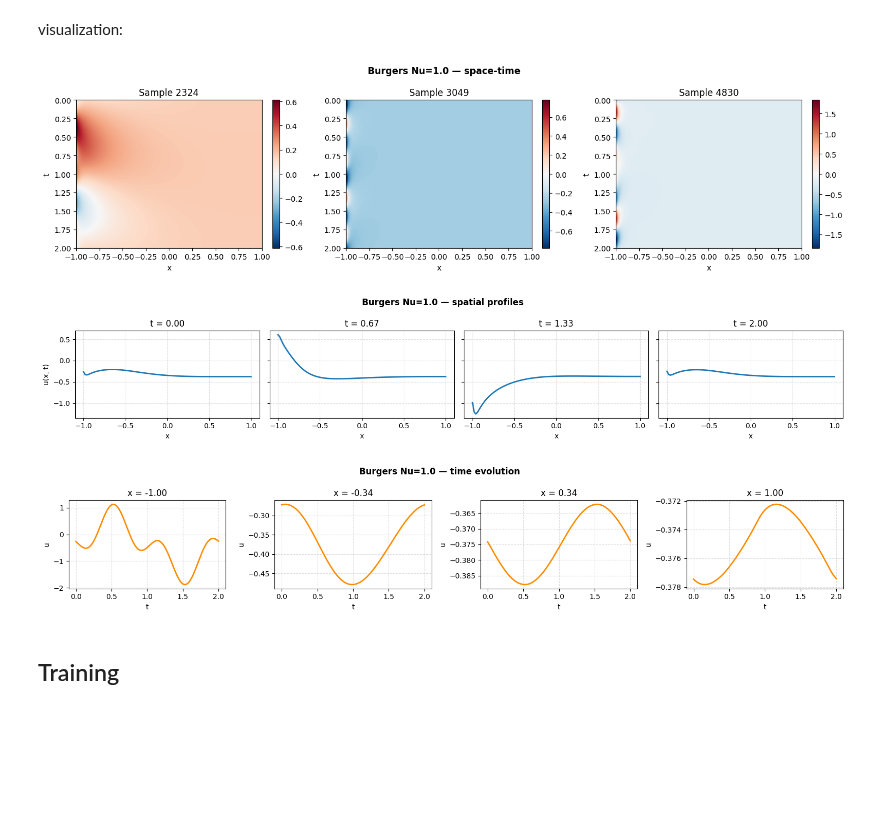
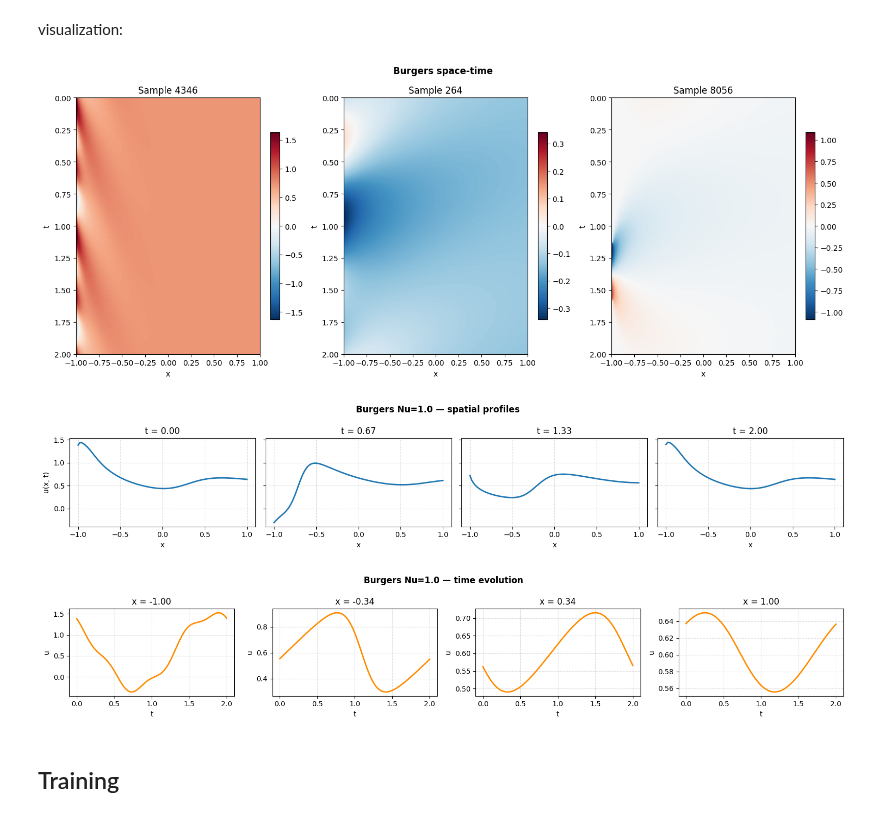
Before and after one commit to intsystems/2026-Project-185, a Jupyter notebook: code/notebooks/single_basis.ipynb, the cells around one changed output. Drawn from its saved outputs; the diff is of its cells as text; code cells hidden in the pictures; blank space fills up the shorter version.

```diff
--- a/code/notebooks/single_basis.ipynb
+++ b/code/notebooks/single_basis.ipynb
@@ -43,7 +46,7 @@ Data is stored in HDF5 format with shape `(N, Nt, Nx, 1)`, along with coordinate
 # %% [markdown]
 Dataset downloading:
 # %%
-data = load("Burgers_Nu1.0")
+data = load("Burgers_Nu0.4")
 # %% [markdown]
 Look at the data:
 # %%
@@ -83,23 +86,23 @@ visualization:
 # %%
 samples = np.random.choice(N, size=3, replace=False)
 
-fig, axes = plt.subplots(1, 3, figsize=(15, 4))
+fig, axes = plt.subplots(1, 3, figsize=(15, 6))
 for ax, si in zip(axes, samples):
     vmax = np.abs(u[si]).max()
     im = ax.imshow(
         u[si], aspect="auto",
         extent=[x[0], x[-1], t[-1], t[0]],
         cmap="RdBu_r", vmin=-vmax, vmax=vmax,
     )
     ax.set_title(f"Sample {si}")
     ax.set_xlabel("x"); ax.set_ylabel("t")
     plt.colorbar(im, ax=ax, fraction=0.046)
 
-fig.suptitle("Burgers Nu=1.0 — space-time", fontweight="bold")
+fig.suptitle("Burgers space-time", fontweight="bold")
 fig.tight_layout()
 plt.show()
 # %% [output]
-[figure, old version]
+[figure, new version]
 # %%
 t_ids = [0, Nt // 3, 2 * Nt // 3, Nt - 1]
 
@@ -115,7 +118,7 @@ fig.suptitle("Burgers Nu=1.0 — spatial profiles", fontweight="bold")
 fig.tight_layout()
 plt.show()
 # %% [output]
-[figure, old version]
+[figure, new version]
 # %%
 x_ids = [0, Nx // 3, 2 * Nx // 3, Nx - 1]
 
@@ -130,7 +133,7 @@ fig.suptitle("Burgers Nu=1.0 — time evolution", fontweight="bold")
 fig.tight_layout()
 plt.show()
 # %% [output]
-[figure, old version]
+[figure, new version]
 # %% [markdown]
 ## Training
 # %% [markdown]
```
Also changed, not shown: parts of 29 cells of this notebook, 3 other files.
